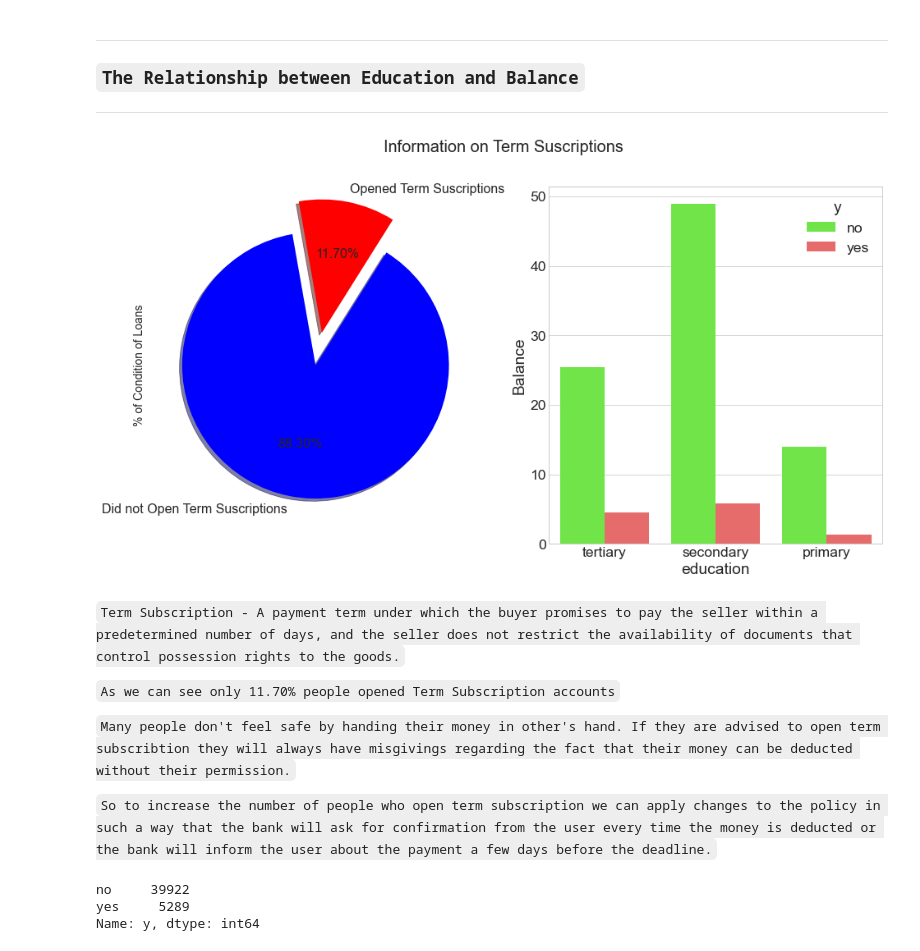
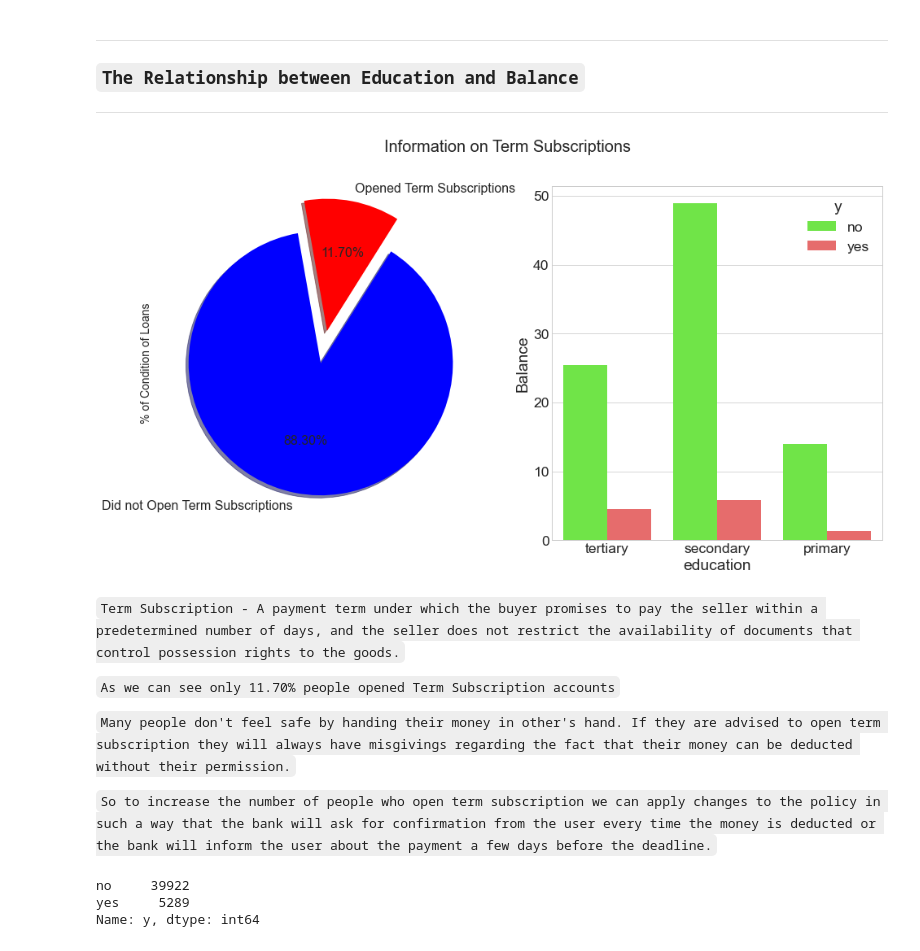
Before and after one commit to aditya230302/Bank-Full-EDA, a Jupyter notebook: bank123456789.ipynb, the cells around one changed output. Cells and saved outputs as stored; diff of their text form; code cells hidden in the pictures.

Commit message:
updated Information

```diff
--- a/bank123456789.ipynb
+++ b/bank123456789.ipynb
@@ -548,34 +556,34 @@ plt.show()
 # %%
 f, ax = plt.subplots(1,2, figsize=(16,8))
 
 colors = ["Blue", "red"]
-labels ="Did not Open Term Suscriptions", "Opened Term Suscriptions"
+labels ="Did not Open Term Subscriptions", "Opened Term Subscriptions"
 
-plt.suptitle('Information on Term Suscriptions', fontsize=20)
+plt.suptitle('Information on Term Subscriptions', fontsize=20)
 
 data["y"].value_counts().plot.pie(explode=[0,0.25], autopct='%1.2f%%', ax=ax[0], shadow=True, colors=colors,labels=labels, fontsize=16, startangle=100)
 
 
 # ax[0].set_title('State of Loan', fontsize=16)
 ax[0].set_ylabel('% of Condition of Loans', fontsize=14)
 
 # sns.countplot('loan_condition', data=df, ax=ax[1], palette=colors)
 # ax[1].set_title('Condition of Loans', fontsize=20)
 # ax[1].set_xticklabels(['Good', 'Bad'], rotation='horizontal')
 palette = ["#64FE2E", "#FA5858"]
 
 sns.barplot(x="education", y="balance", hue="y", data=data, palette=palette, estimator=lambda x: len(x) / len(data) * 100)
 ax[1].set(ylabel="Balance")
 ax[1].set_xticklabels(data["education"].unique(), rotation=0, rotation_mode="anchor")
 plt.show()
 # %% [output]
-[figure, old version]
+[figure, new version]
 # %% [markdown]
 `Term Subscription - A payment term under which the buyer promises to pay the seller within a predetermined number of days, and the seller does not restrict the availability of documents that control possession rights to the goods.`
 
 `As we can see only 11.70% people opened Term Subscription accounts`
 
-`Many people don't feel safe by handing their money in other's hand. If they are advised to open term subscribtion they will always have misgivings regarding the fact that their money can be deducted without their permission.`
+`Many people don't feel safe by handing their money in other's hand. If they are advised to open term subscription they will always have misgivings regarding the fact that their money can be deducted without their permission.`
 
 `So to increase the number of people who open term subscription we can apply changes to the policy in such a way that the bank will ask for confirmation from the user every time the money is deducted or the bank will inform the user about the payment a few days before the deadline.`
 # %%
```
Also changed, not shown: parts of 6 cells of this notebook.
